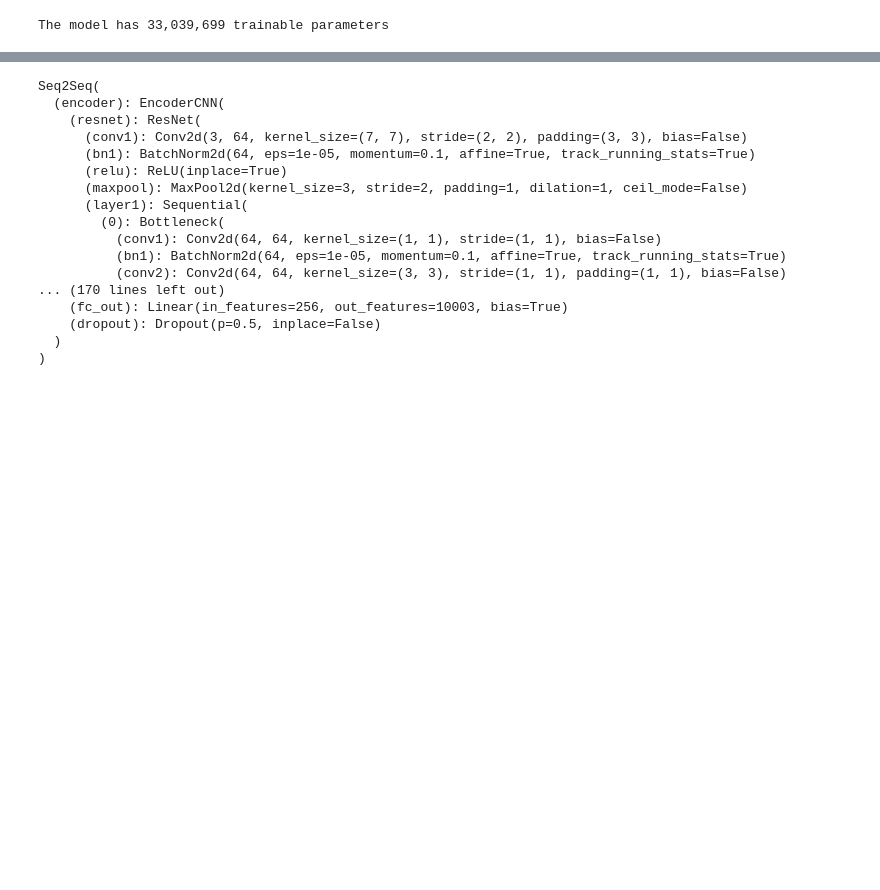
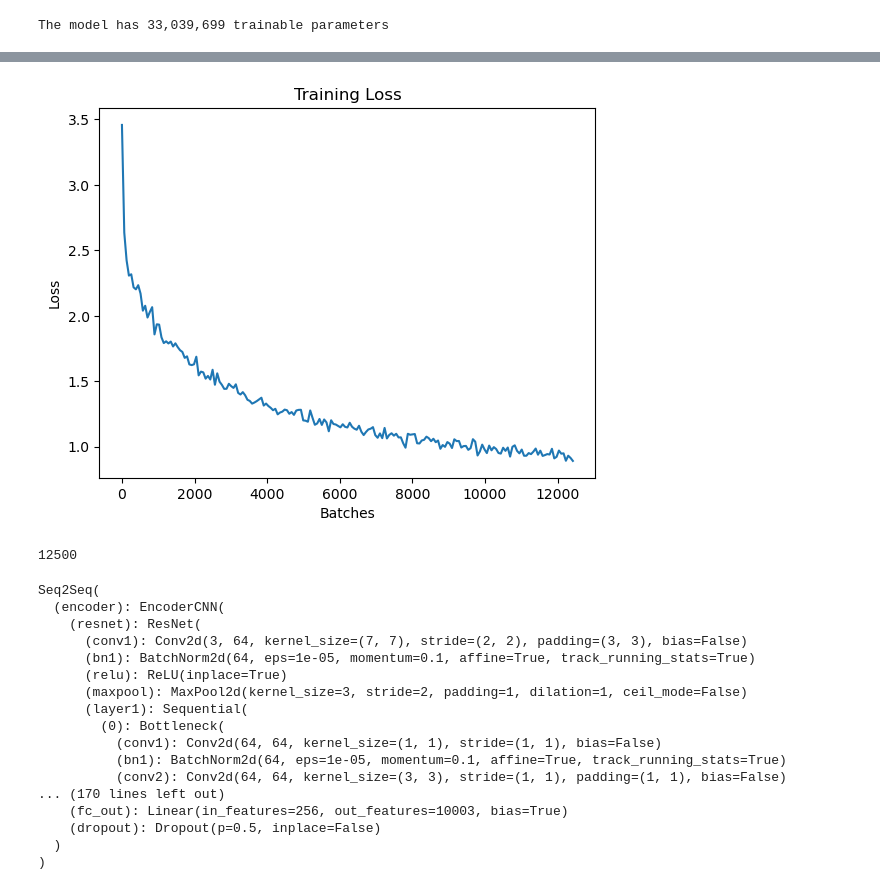
Before and after one commit to HuBaX/AI-Lab-Project, a Jupyter notebook: notebook/Seq2Seq.ipynb, the cells around one changed output, grey strips where cells are left out. Saved outputs shown, nothing was run; the diff lists cells and outputs as text; code cells hidden in the pictures; blank space fills up the shorter version.

```diff
--- a/notebook/Seq2Seq.ipynb
+++ b/notebook/Seq2Seq.ipynb
@@ -344 +361,19 @@ Epoch [10/10], Step [2496/2500], Loss: 1.4185, Perplexity: 4.1308
+# %%
+averaged_losses = []
+for i in range(64, len(losses), 64):
+    averaged_losses.append(np.array(losses[i-64:i]).mean())
+
+
+# Plot the losses
+plt.plot(np.arange(0, len(losses)-64, 64), averaged_losses)
+plt.xlabel('Batches')
+plt.ylabel('Loss')
+plt.title('Training Loss')
+plt.show()
+# %% [output]
+[figure, added]
+# %%
+len(losses)
+# %% [output]
+12500
 # %%
```
Also changed, not shown: parts of 15 cells of this notebook, 4 other files.
